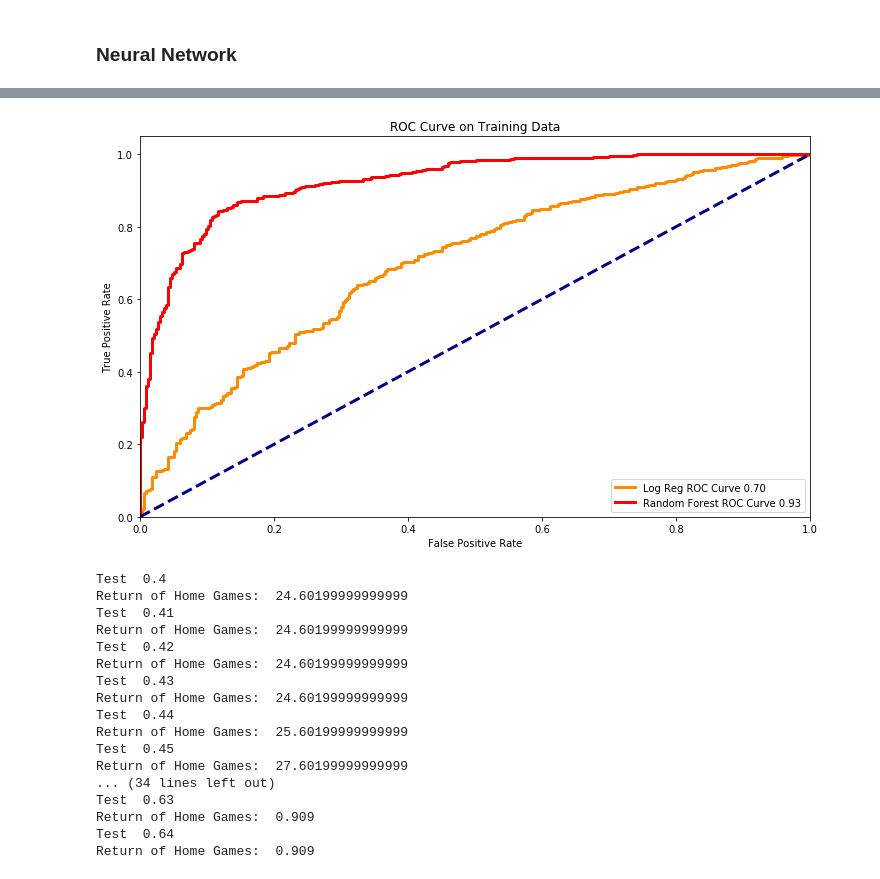
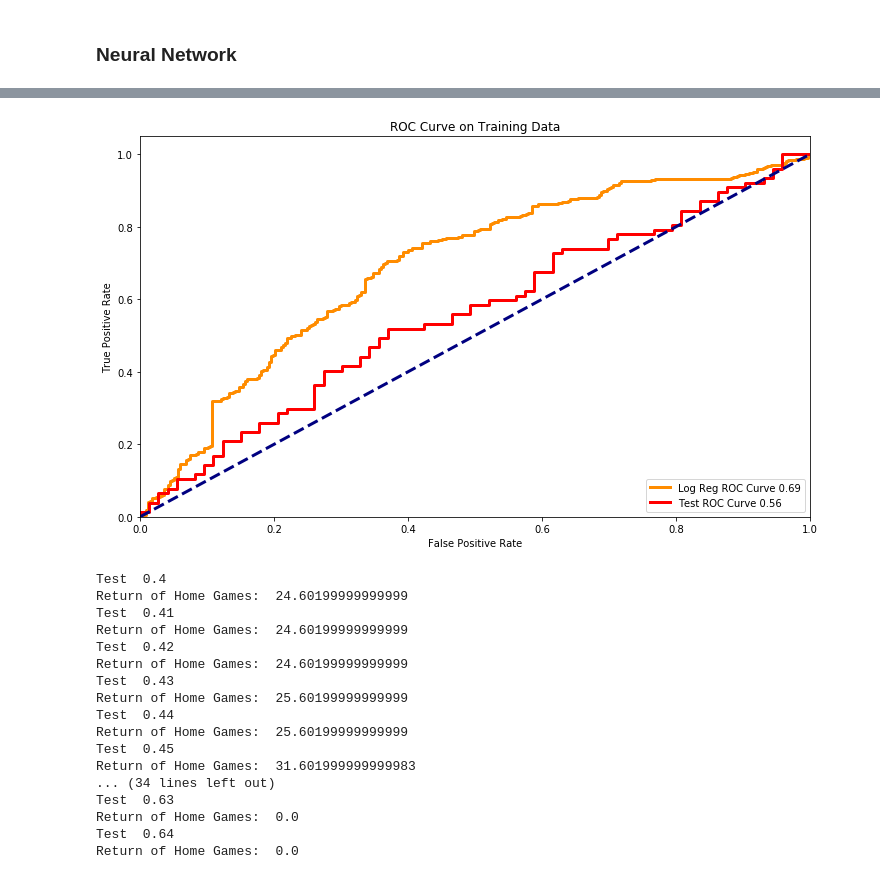
Before and after one commit to bryanco1966/Sports-Modeling, a Jupyter notebook: NBA Categorical Analysis.ipynb, the cells around one changed output, grey strips where cells are left out. Drawn from its saved outputs; the diff is of its cells as text; code cells hidden in the pictures.

```diff
--- a/NBA Categorical Analysis.ipynb
+++ b/NBA Categorical Analysis.ipynb
@@ -338,10 +376,46 @@ nba_train.loc[:, 'actual_y'] = y_train
 nba_train.loc[:, 'predicted_label_rf'] = y_hat_rf
 nba_train.loc[:, 'predicted_proba_rfp'] = y_hat_rfp[:, 1]
 
-#Bayesian
+#SVC
 
 nba_train.loc[:, 'predicted_label_svc'] = y_hat_svc
 nba_train.loc[:, 'predicted_proba_svcp'] = y_hat_svcp[:, 1]
 
+#Logistic
 nba_train.loc[:, 'predicted_label_lr'] = y_hat_lr
 nba_train.loc[:, 'predicted_proba_lrp'] = y_hat_lrp[:, 1]
+
+#XGBOOST
+nba_train.loc[:, 'predicted_label_xg'] = y_hat_xg
+nba_train.loc[:, 'predicted_proba_xgp'] = y_hat_xgp[:, 1]
+# %%
+#Random Forest
+nba_test.loc[:, 'actual_y'] = y_test
+nba_test.loc[:, 'predicted_label_rf'] = y_hat_rft
+nba_test.loc[:, 'predicted_proba_rfp'] = y_hat_rftp[:, 1]
+
+#SVC
+
+nba_test.loc[:, 'predicted_label_svc'] = y_hat_svct
+nba_test.loc[:, 'predicted_proba_svcp'] = y_hat_svctp[:, 1]
+
+#Logistic
+nba_test.loc[:, 'predicted_label_lr'] = y_hat_lrt
+nba_test.loc[:, 'predicted_proba_lrp'] = y_hat_lrtp[:, 1]
+
+#XGBOOST
+nba_test.loc[:, 'predicted_label_xg'] = y_hat_xgt
+nba_test.loc[:, 'predicted_proba_xgp'] = y_hat_xgtp[:, 1]
+
+#Neural Network
+nba_test.loc[:, 'predicted_proba_nnp'] = y_hat_nntp
+nba_test.loc[:, 'predicted_label_nn'] = nba_test.predicted_proba_nnp.map(
+                lambda x: 0 if x<=.5 else 1)
+
+#Combined
+nba_test['vote'] = (nba_test.predicted_label_lr +
+                nba_test.predicted_label_rf +
+                nba_test.predicted_label_svc +
+                nba_test.predicted_label_xg +
+                nba_test.predicted_label_nn
+                )
@@ -348,36 +448,39 @@ nba_train.loc[:, 'predicted_proba_lrp'] = y_hat_lrp[:, 1]
 # %%
 from sklearn.metrics import roc_curve, auc
 # %%
-fpr, tpr, _ = roc_curve(y_train, nba_train['predicted_proba_lrp'])
+fpr, tpr, _ = roc_curve(y_train, nba_train['predicted_proba_svcp'])
 roc_auc = auc(fpr, tpr)
 # %%
-fpr1, tpr1, _ = roc_curve(y_train, nba_train['predicted_proba_rfp'])
+fpr1, tpr1, _ = roc_curve(y_test, nba_test['predicted_proba_svcp'])
 roc_auc1 = auc(fpr1, tpr1)
 # %%
 # Plot
 plt.figure(figsize = (12,7))
 line_width = 3
 
 plt.plot(fpr, tpr, lw = line_width, color="darkorange",
          label = "Log Reg ROC Curve %.2f" % roc_auc)
 plt.plot(fpr1, tpr1, lw = line_width, color="red",
-         label = "Random Forest ROC Curve %.2f" % roc_auc1)
+         label = "Test ROC Curve %.2f" % roc_auc1)
 plt.plot([0,1], [0, 1], lw = line_width, linestyle="--", color="navy")
 
 plt.xlim([0.0, 1.0])
 plt.ylim([0.0, 1.05])
 plt.xlabel('False Positive Rate')
 plt.ylabel('True Positive Rate')
 plt.title('ROC Curve on Training Data')
 plt.legend(loc="lower right")
 plt.show()
 # %% [output]
-[figure, old version]
+[figure, new version]
 # %%
 for prob in range(40, 65, 1):
     proba = prob/100
 
     nba_train.loc[:, 'predicted_label']= nba_train['predicted_proba_rfp'].map(
+    lambda p: 1 if p > proba else 0)
+
+    nba_test.loc[:, 'predicted_label']= nba_test['predicted_proba_rfp'].map(
     lambda p: 1 if p > proba else 0)
 
 #     X_train.loc[:, 'predicted_label']= X_train['predicted_proba_rfp'].map(
@@ -398,16 +501,16 @@ Return of Home Games:  24.60199999999999
 Test  0.42
 Return of Home Games:  24.60199999999999
 Test  0.43
-Return of Home Games:  24.60199999999999
+Return of Home Games:  25.60199999999999
 Test  0.44
 Return of Home Games:  25.60199999999999
 Test  0.45
-Return of Home Games:  27.60199999999999
+Return of Home Games:  31.601999999999983
 ... (34 lines left out)
 Test  0.63
-Return of Home Games:  0.909
+Return of Home Games:  0.0
 Test  0.64
-Return of Home Games:  0.909
+Return of Home Games:  0.0
 # %%
 rf = RandomForestClassifier()
 rf.fit(X_train, y_train)
```
Also changed, not shown: parts of 47 cells of this notebook, 2 other files.
